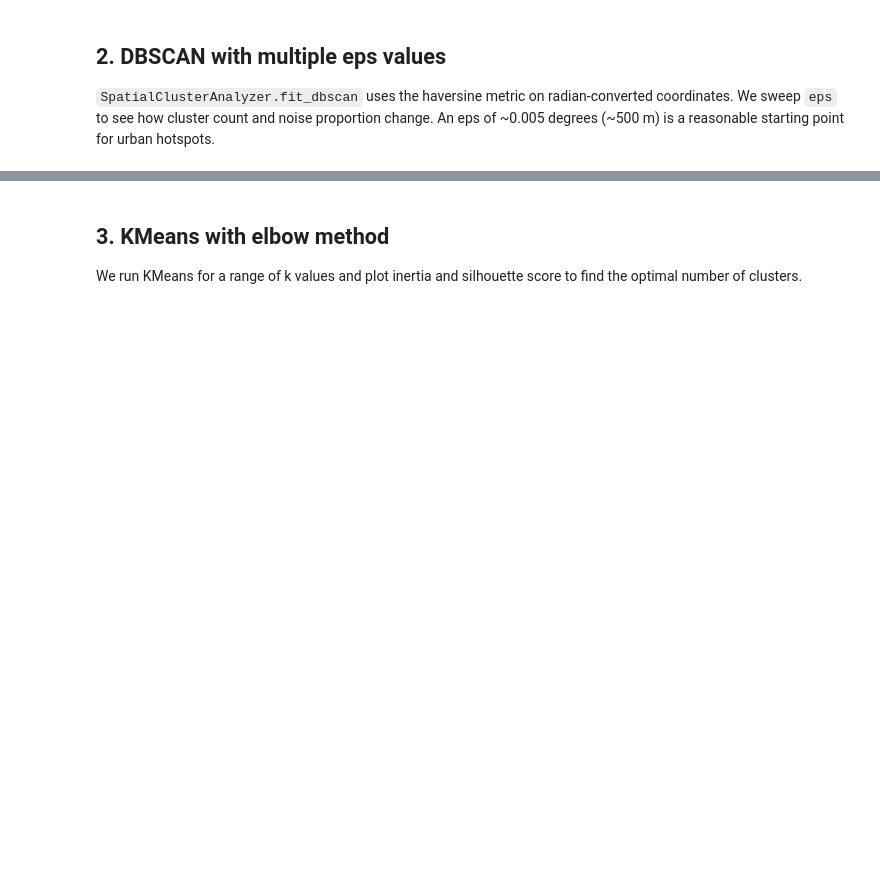
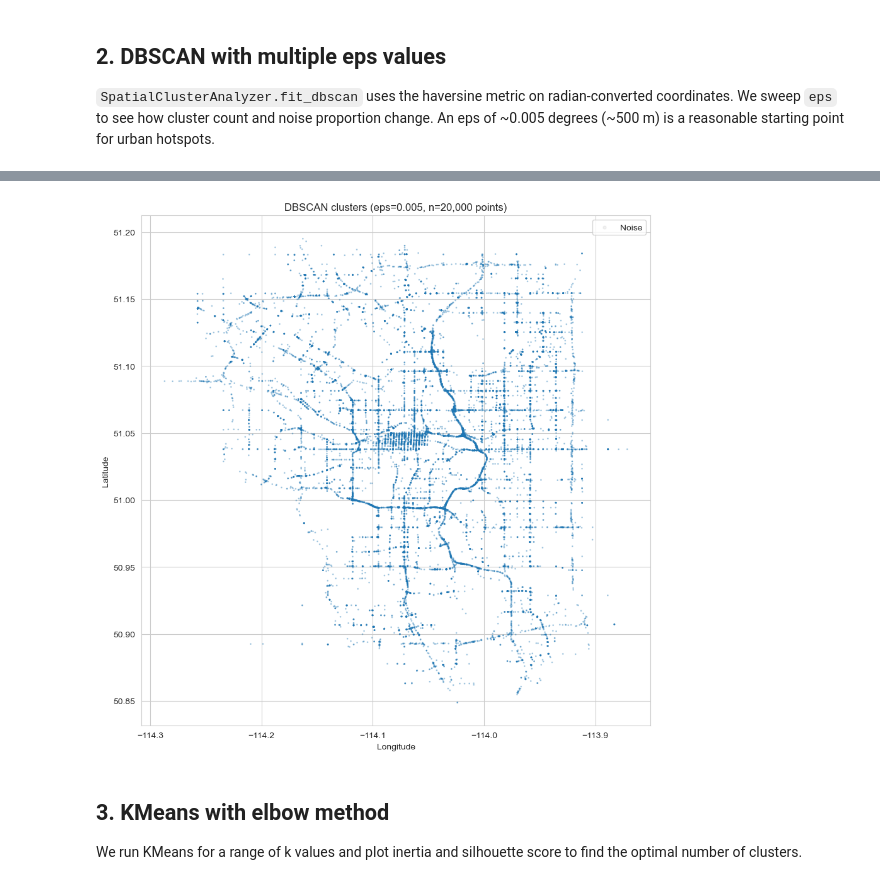
Before and after one commit to guydev42/calgary-data-portfolio, a Jupyter notebook: project_03_traffic_incident_hotspots/notebooks/03_modeling.ipynb, the cells around one changed output, grey strips where cells are left out. Saved outputs shown, nothing was run; the diff lists cells and outputs as text; code cells hidden in the pictures; blank space fills up the shorter version.

```diff
--- a/project_03_traffic_incident_hotspots/notebooks/03_modeling.ipynb
+++ b/project_03_traffic_incident_hotspots/notebooks/03_modeling.ipynb
@@ -54,12 +57,23 @@ coordinates. We sweep `eps` to see how cluster count and noise proportion change
 An eps of ~0.005 degrees (~500 m) is a reasonable starting point for urban hotspots.
 # %%
 analyzer = SpatialClusterAnalyzer()
+
+# Subsample coordinates for DBSCAN to avoid MemoryError on large datasets
+MAX_DBSCAN_SAMPLES = 20000
+if len(coords) > MAX_DBSCAN_SAMPLES:
+    rng = np.random.RandomState(42)
+    dbscan_idx = rng.choice(len(coords), size=MAX_DBSCAN_SAMPLES, replace=False)
+    coords_dbscan = coords[dbscan_idx]
+    print(f'Subsampled {MAX_DBSCAN_SAMPLES:,} of {len(coords):,} points for DBSCAN')
+else:
+    coords_dbscan = coords
+    dbscan_idx = np.arange(len(coords))
 
 eps_values = [0.001, 0.003, 0.005, 0.008, 0.01]
 dbscan_results = []
 
 for eps in eps_values:
-    labels = analyzer.fit_dbscan(coords, eps=eps, min_samples=10)
+    labels = analyzer.fit_dbscan(coords_dbscan, eps=eps, min_samples=10)
     n_clusters = len(set(labels)) - (1 if -1 in labels else 0)
     noise_pct = (labels == -1).mean() * 100
     dbscan_results.append({'eps': eps, 'n_clusters': n_clusters, 'noise_pct': round(noise_pct, 1)})
@@ -85,19 +114,21 @@ plt.show()
 # %%
-# Use the best eps and visualise
+# Use the best eps and visualise (on subsampled coordinates)
 best_eps = 0.005
-dbscan_labels = analyzer.fit_dbscan(coords, eps=best_eps, min_samples=10)
+dbscan_labels = analyzer.fit_dbscan(coords_dbscan, eps=best_eps, min_samples=10)
 
 fig, ax = plt.subplots(figsize=(9, 9))
 noise_mask = dbscan_labels == -1
-ax.scatter(coords[noise_mask, 1], coords[noise_mask, 0], s=0.5, alpha=0.1, c='gray', label='Noise')
-ax.scatter(coords[~noise_mask, 1], coords[~noise_mask, 0], s=1, alpha=0.3,
+ax.scatter(coords_dbscan[noise_mask, 1], coords_dbscan[noise_mask, 0], s=0.5, alpha=0.1, c='gray', label='Noise')
+ax.scatter(coords_dbscan[~noise_mask, 1], coords_dbscan[~noise_mask, 0], s=1, alpha=0.3,
            c=dbscan_labels[~noise_mask], cmap='tab20')
 ax.set_xlabel('Longitude')
 ax.set_ylabel('Latitude')
-ax.set_title(f'DBSCAN clusters (eps={best_eps})', fontsize=12)
+ax.set_title(f'DBSCAN clusters (eps={best_eps}, n={len(coords_dbscan):,} points)', fontsize=12)
 ax.legend(markerscale=5)
 plt.tight_layout()
 plt.show()
+# %% [output]
+[figure, added]
 # %% [markdown]
 ## 3. KMeans with elbow method
 
```
Also changed, not shown: parts of 10 cells of this notebook, 30 other files.
